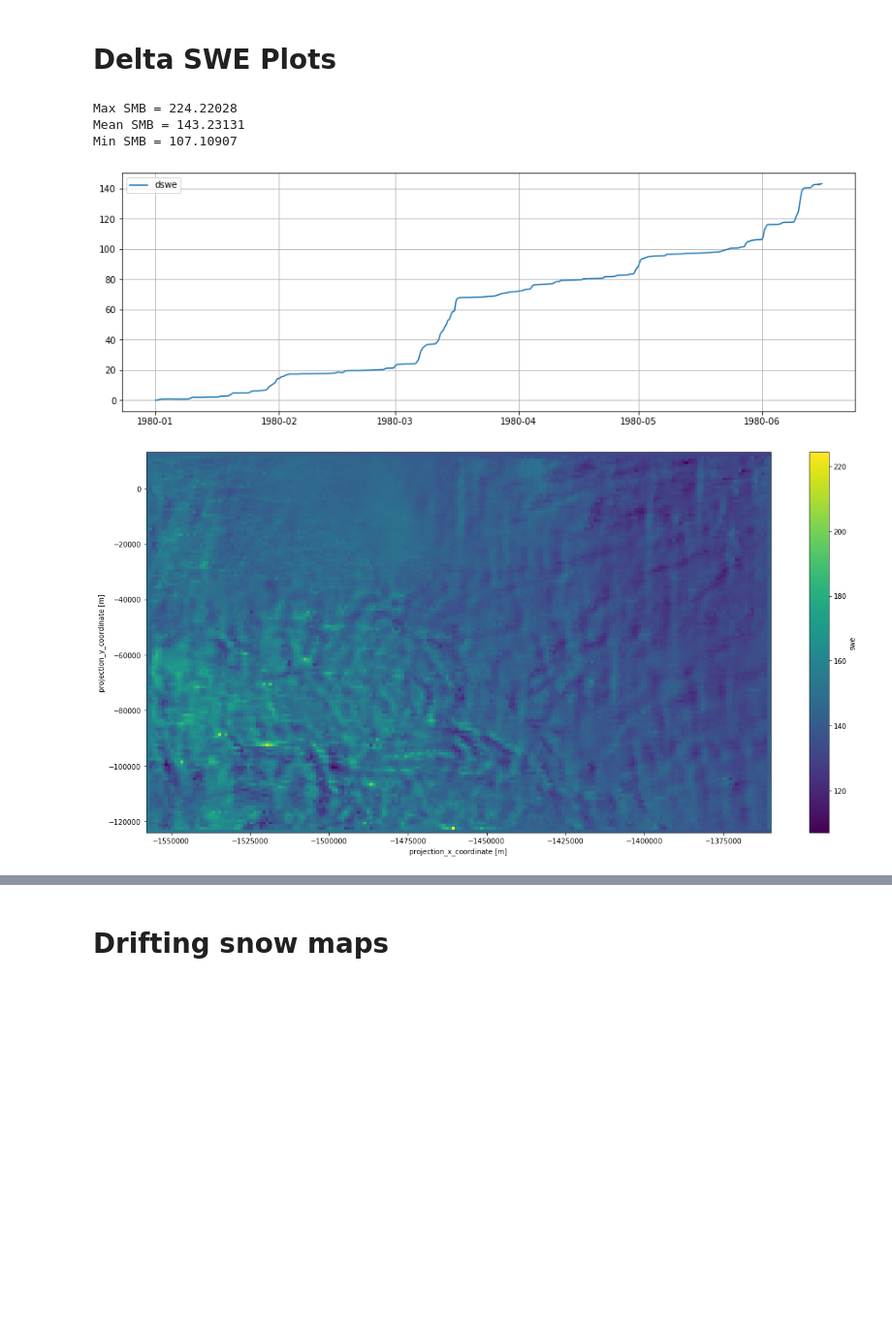
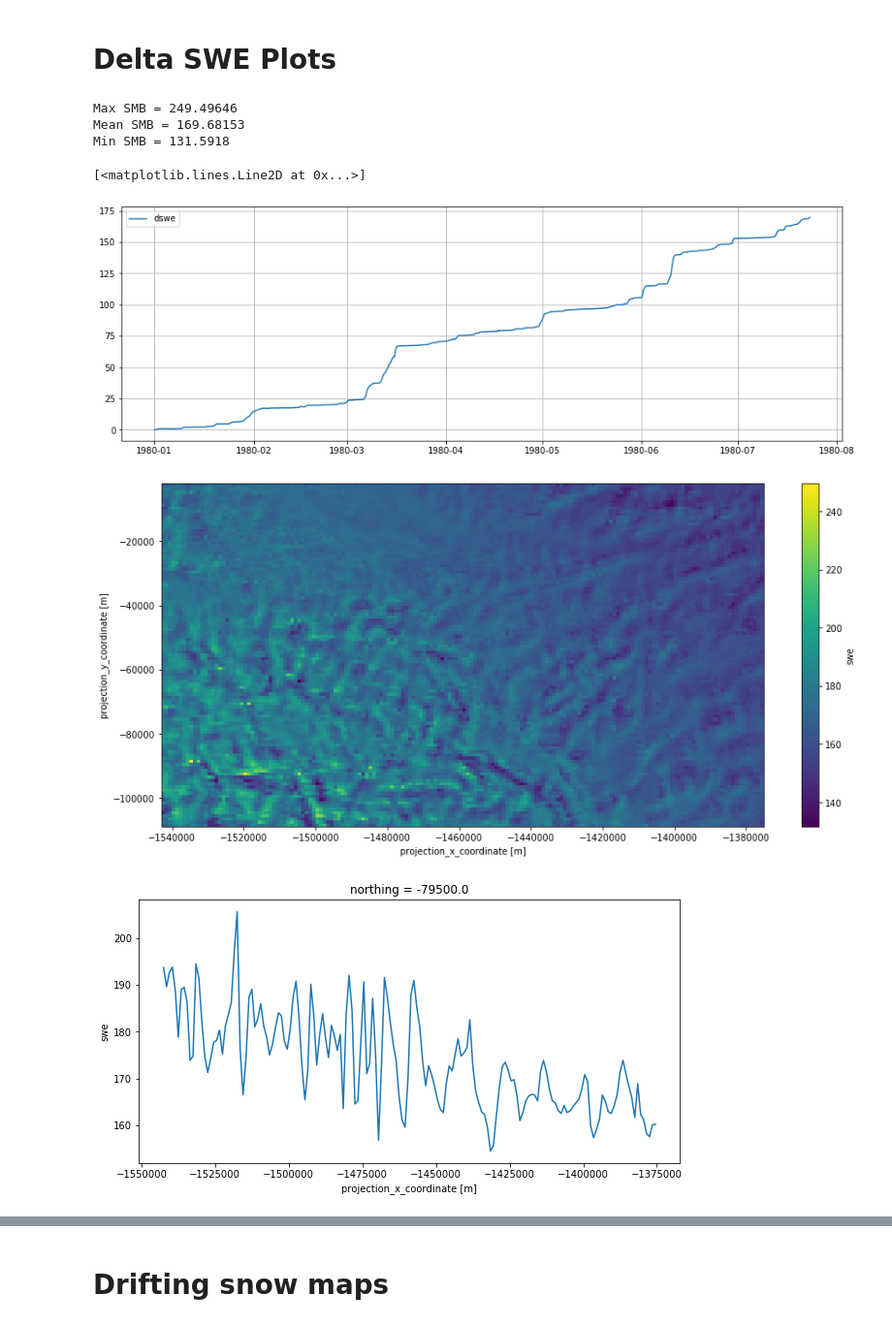
Before and after one commit to EricKeenan/SNOWPACK_WAIS, a Jupyter notebook: analysis/inspect_grid.ipynb, the cells around one changed output, grey strips where cells are left out. Shown at 97% size. Drawn from its saved outputs; the diff is of its cells as text; code cells hidden in the pictures; blank space fills up the shorter version.

```diff
--- a/analysis/inspect_grid.ipynb
+++ b/analysis/inspect_grid.ipynb
@@ -6,12 +10,13 @@ import matplotlib.pyplot as plt
 # %%
-ds = xr.open_dataset("../output/grids/a3d_grids_1980.nc")
+# ds = xr.open_dataset("../output/grids/a3d_grids_1980.nc")
+ds = xr.open_dataset("../../nc_storage/LW_0,73_0,57.nc")
 # ds = xr.open_dataset("../../nc_storage/450.nc")
-# ds = ds.isel(time=slice(0, 2703))
+# ds = ds.isel(time=slice(0, 623))
 # %%
 # Trim grids
-# n_trim = 15 # 1 is also reasonable it looks like
-# ds = ds.isel(easting=slice(n_trim, -n_trim))
-# ds = ds.isel(northing=slice(n_trim, -n_trim))
+n_trim = 15 # 1 is also reasonable it looks like
+ds = ds.isel(easting=slice(n_trim, -n_trim))
+ds = ds.isel(northing=slice(n_trim, -n_trim))
 ds
 # %% [output]
 <xarray.Dataset>
@@ -106,36 +111,43 @@ dswe_ts = swe_ts(ds)
 # Calculate Maps
 dswe_map = swe_map(ds)
 # mb1_map = return_mb1_map(ds)
 # mb2_map = return_mb2_map(ds)
 
 # Plot time series
 plt.figure(figsize=(15, 5))
 plt.plot(dswe_ts['time'], dswe_ts, label='dswe')
 # plt.plot(mb1_ts['time'], mb1_ts, label='mb1')
 # plt.plot(mb2_ts['time'], mb2_ts, label='mb2')
 plt.grid()
 plt.legend()
 
 # Plots maps
-plt.figure(figsize=(20, 10))
+plt.figure(figsize=(15, 7))
 # dswe_map_plot = dswe_map.where(dswe_map > 0, drop=True)
 # dswe_map_plot.plot()
 # dswe_map.plot(robust=True)
 dswe_map.plot()
+plt.savefig("smb.pdf", dpi=100)
 
 # plt.figure(figsize=(15, 7))
 # mb1_map.isel(time=-1).plot()
 
 # plt.figure(figsize=(15, 7))
 # mb2_map.isel(time=-1).plot()
 
 # Print max, mean, min SMB
 print("Max SMB = " + str(dswe_map.max().values))
 print("Mean SMB = " + str(dswe_map.mean().values))
 print("Min SMB = " + str(dswe_map.min().values))
+
+# Transect
+plt.figure(figsize=(10, 5))
+dswe_map[29,:].plot()
 # %% [output]
-Max SMB = 224.22028
-Mean SMB = 143.23131
-Min SMB = 107.10907
+Max SMB = 249.49646
+Mean SMB = 169.68153
+Min SMB = 131.5918
+[<matplotlib.lines.Line2D at 0x...>]
-[figure, old version]
+[figure, new version]
-[figure, old version]
+[figure, new version]
+[figure, added]
```
Also changed, not shown: parts of 8 cells of this notebook, 3 other files.
